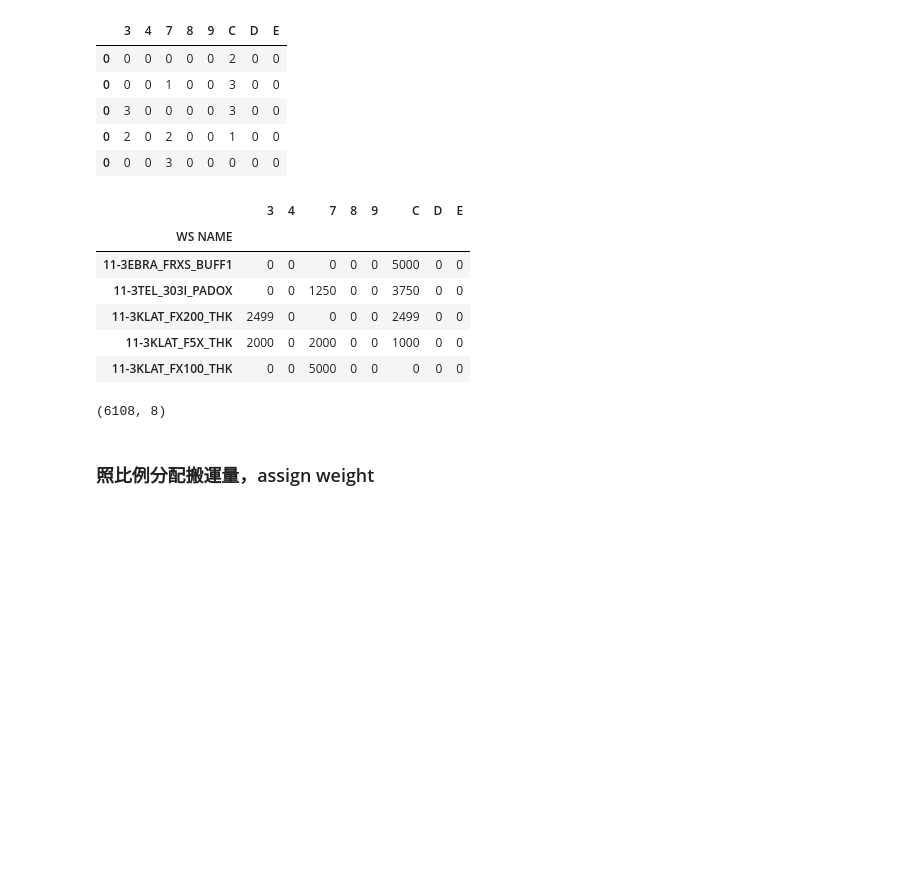
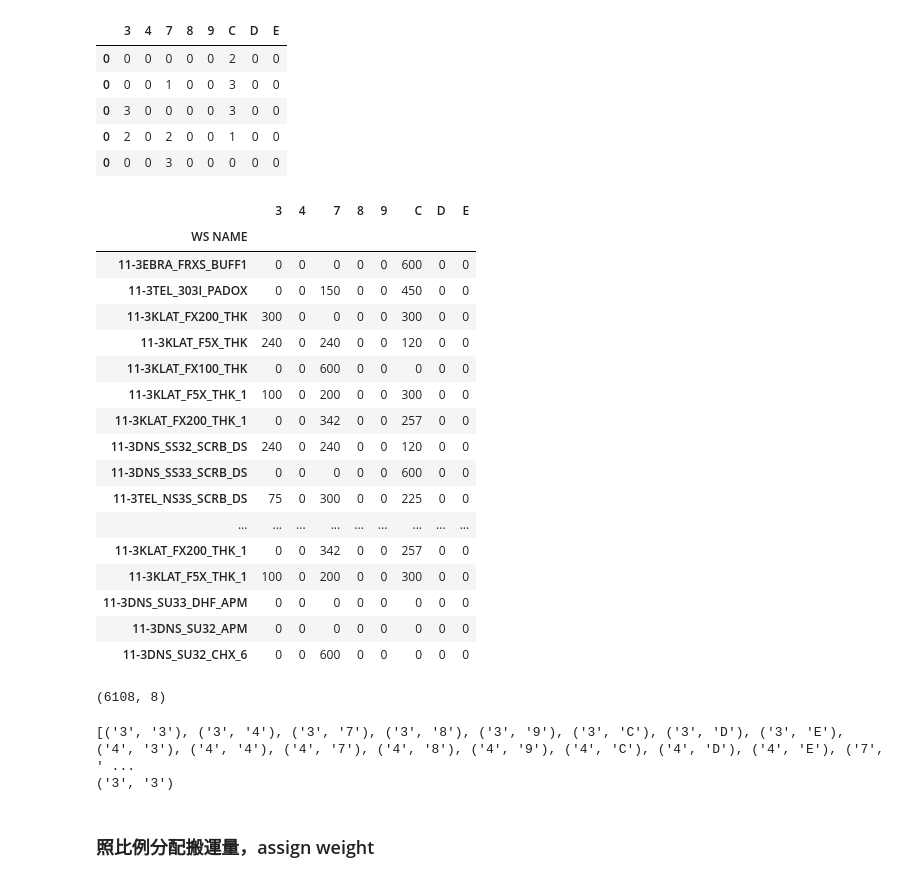
Before and after one commit to blue168sky/python-work, a Jupyter notebook: PDM.ipynb, the cells around one changed output. Saved outputs shown, nothing was run; the diff lists cells and outputs as text; code cells hidden in the pictures; blank space fills up the shorter version.

```diff
--- a/PDM.ipynb
+++ b/PDM.ipynb
@@ -128,15 +144,26 @@ machine_num.head()
 # %%
 wafer_in_each_machine['WS NAME'] = step
 wafer_in_each_machine.set_index('WS NAME',inplace = True)
-wafer_in_each_machine.head()
+wafer_in_each_machine.head(20)
 # %% [output]
 |  | 3 | 4 | 7 | 8 | 9 | C | D | E |
 | WS NAME |  |  |  |  |  |  |  |  |
-| 11-3EBRA_FRXS_BUFF1 | 0 | 0 | 0 | 0 | 0 | 5000 | 0 | 0 |
-| 11-3TEL_303I_PADOX | 0 | 0 | 1250 | 0 | 0 | 3750 | 0 | 0 |
-| 11-3KLAT_FX200_THK | 2499 | 0 | 0 | 0 | 0 | 2499 | 0 | 0 |
-| 11-3KLAT_F5X_THK | 2000 | 0 | 2000 | 0 | 0 | 1000 | 0 | 0 |
-| 11-3KLAT_FX100_THK | 0 | 0 | 5000 | 0 | 0 | 0 | 0 | 0 |
+| 11-3EBRA_FRXS_BUFF1 | 0 | 0 | 0 | 0 | 0 | 600 | 0 | 0 |
+| 11-3TEL_303I_PADOX | 0 | 0 | 150 | 0 | 0 | 450 | 0 | 0 |
+| 11-3KLAT_FX200_THK | 300 | 0 | 0 | 0 | 0 | 300 | 0 | 0 |
+| 11-3KLAT_F5X_THK | 240 | 0 | 240 | 0 | 0 | 120 | 0 | 0 |
+| 11-3KLAT_FX100_THK | 0 | 0 | 600 | 0 | 0 | 0 | 0 | 0 |
+| 11-3KLAT_F5X_THK_1 | 100 | 0 | 200 | 0 | 0 | 300 | 0 | 0 |
+| 11-3KLAT_FX200_THK_1 | 0 | 0 | 342 | 0 | 0 | 257 | 0 | 0 |
+| 11-3DNS_SS32_SCRB_DS | 240 | 0 | 240 | 0 | 0 | 120 | 0 | 0 |
+| 11-3DNS_SS33_SCRB_DS | 0 | 0 | 0 | 0 | 0 | 600 | 0 | 0 |
+| 11-3TEL_NS3S_SCRB_DS | 75 | 0 | 300 | 0 | 0 | 225 | 0 | 0 |
+| ... | ... | ... | ... | ... | ... | ... | ... | ... |
+| 11-3KLAT_FX200_THK_1 | 0 | 0 | 342 | 0 | 0 | 257 | 0 | 0 |
+| 11-3KLAT_F5X_THK_1 | 100 | 0 | 200 | 0 | 0 | 300 | 0 | 0 |
+| 11-3DNS_SU33_DHF_APM | 0 | 0 | 0 | 0 | 0 | 0 | 0 | 0 |
+| 11-3DNS_SU32_APM | 0 | 0 | 0 | 0 | 0 | 0 | 0 | 0 |
+| 11-3DNS_SU32_CHX_6 | 0 | 0 | 600 | 0 | 0 | 0 | 0 | 0 |
 # %%
 wafer_in_each_machine.shape
 w = wafer_in_each_machine.values
@@ -144,6 +171,14 @@ w = wafer_in_each_machine.values
 w.shape
 # %% [output]
 (6108, 8)
+# %%
+import itertools
+col1 = ['3','4','7','8','9','C','D','E']
+print(list(itertools.product(col, col1)))
+print(list(itertools.product(col, col1))[0])
+# %% [output]
+[('3', '3'), ('3', '4'), ('3', '7'), ('3', '8'), ('3', '9'), ('3', 'C'), ('3', 'D'), ('3', 'E'), ('4', '3'), ('4', '4'), ('4', '7'), ('4', '8'), ('4', '9'), ('4', 'C'), ('4', 'D'), ('4', 'E'), ('7', ' ...
+('3', '3')
 # %% [markdown]
 ### 照比例分配搬運量，assign weight
 # %%
```
Also changed, not shown: parts of 12 cells of this notebook.
